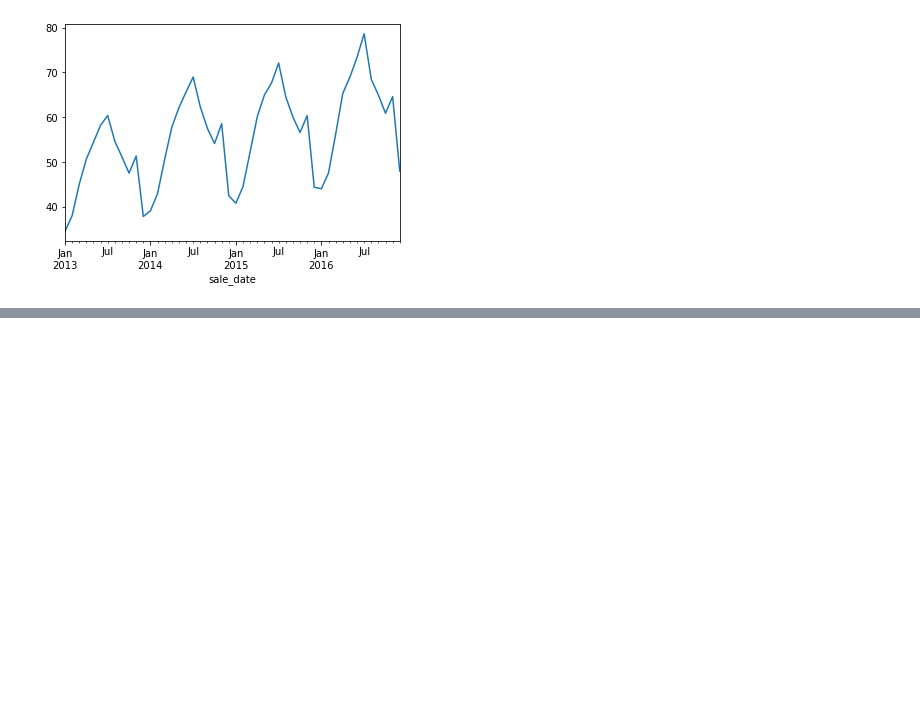
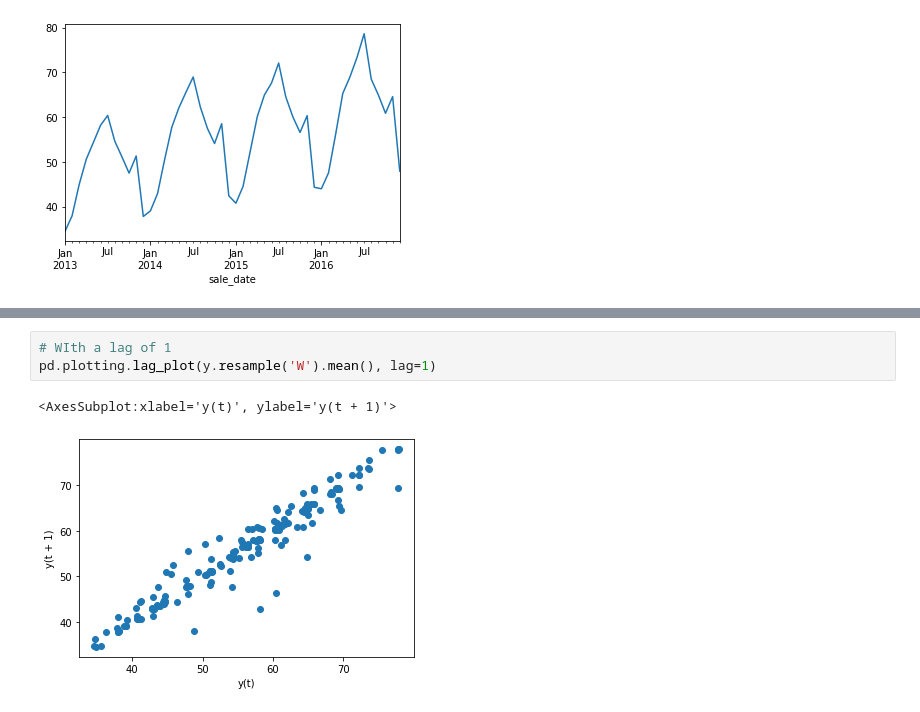
Before and after one commit to PGuajardo/time-series-exercises, a Jupyter notebook: explore.ipynb, the cells around one changed output, grey strips where cells are left out. Cells and saved outputs as stored; diff of their text form; blank space fills up the shorter version.

```diff
--- a/explore.ipynb
+++ b/explore.ipynb
@@ -71,0 +101,6 @@ y.resample('M').mean().plot()
+# %%
+# WIth a lag of 1
+pd.plotting.lag_plot(y.resample('W').mean(), lag=1)
+# %% [output]
+<AxesSubplot:xlabel='y(t)', ylabel='y(t + 1)'>
+[figure, added]
```
Also changed, not shown: parts of 16 cells of this notebook, 1 other file.
